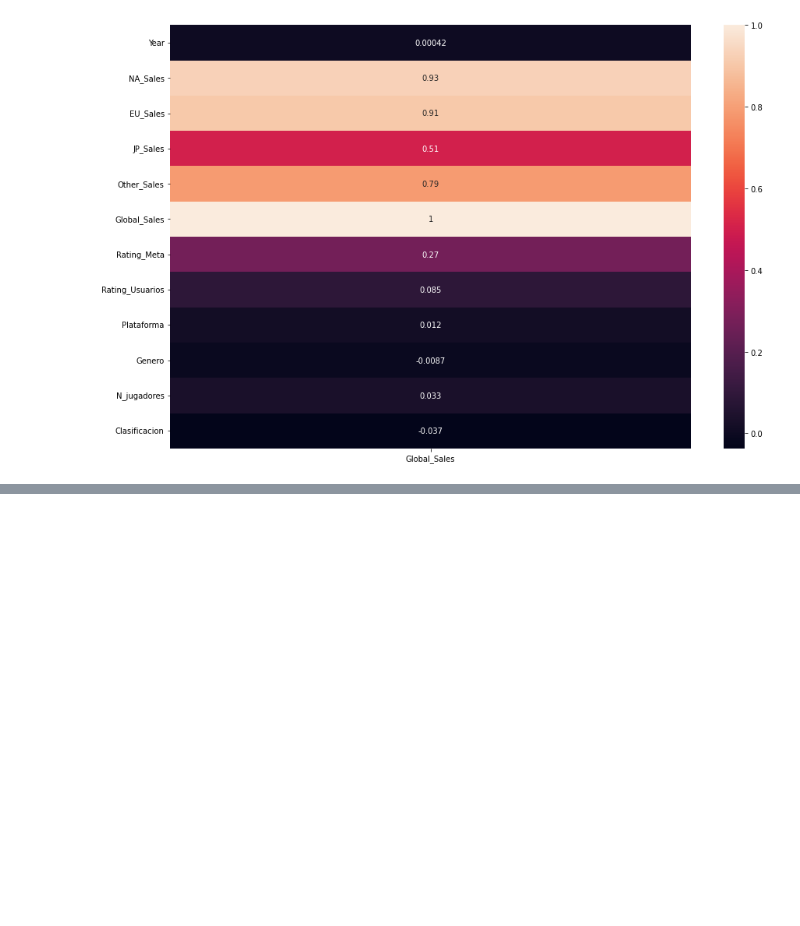
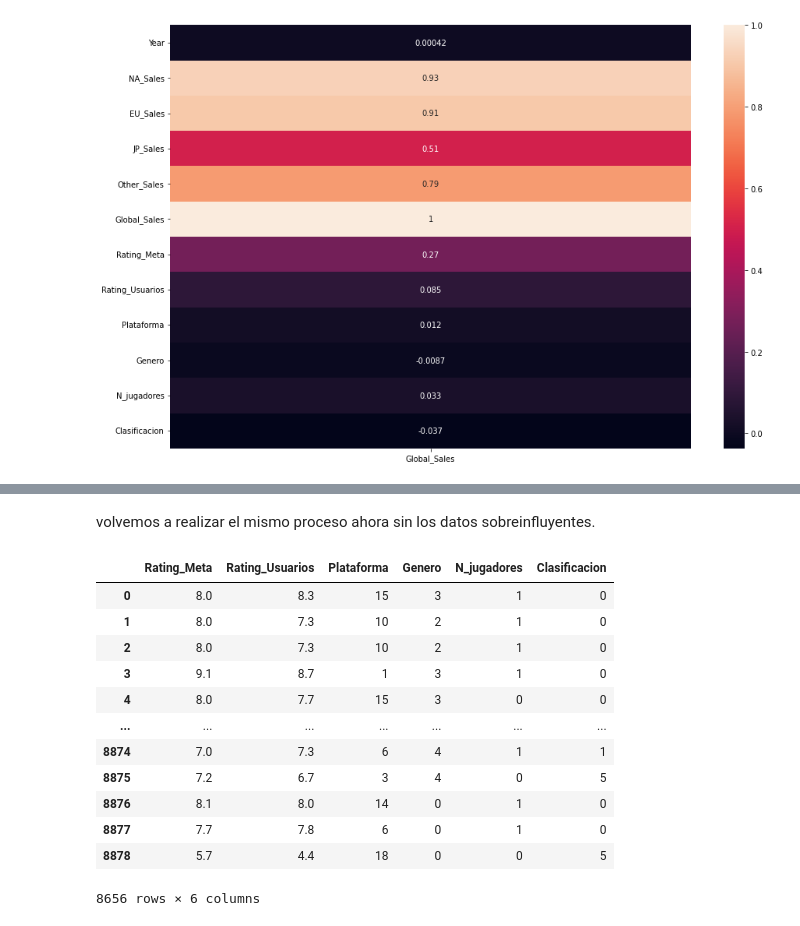
Before and after one commit to k-i-r-b-y/Proyecto-IMT2200-Crypto_world_fluctuation, a Jupyter notebook: proyecto_cd.ipynb, the cells around one changed output, grey strips where cells are left out. Drawn from its saved outputs; the diff is of its cells as text; code cells hidden in the pictures; blank space fills up the shorter version.

```diff
--- a/proyecto_cd.ipynb
+++ b/proyecto_cd.ipynb
@@ -522,3 +545,25 @@ adjr2:  0.9965
 MAE:  0.037
 MSE:  0.0092
 RMSE:  0.0958
+# %% [markdown]
+volvemos a realizar el mismo proceso ahora sin los datos sobreinfluyentes.
+# %%
+train_cols = df_rank_sales.columns.drop(["Year", "Global_Sales", "NA_Sales", "EU_Sales", "Nombre",
+                                         "Resumen", "JP_Sales", "Other_Sales", "Fecha", "Developer"])
+X = df_rank_sales[train_cols]
+y = df_rank_sales["Global_Sales"]
+X
+# %% [output]
+|  | Rating_Meta | Rating_Usuarios | Plataforma | Genero | N_jugadores | Clasificacion |
+| 0 | 8.0 | 8.3 | 15 | 3 | 1 | 0 |
+| 1 | 8.0 | 7.3 | 10 | 2 | 1 | 0 |
+| 2 | 8.0 | 7.3 | 10 | 2 | 1 | 0 |
+| 3 | 9.1 | 8.7 | 1 | 3 | 1 | 0 |
+| 4 | 8.0 | 7.7 | 15 | 3 | 0 | 0 |
+| ... | ... | ... | ... | ... | ... | ... |
+| 8874 | 7.0 | 7.3 | 6 | 4 | 1 | 1 |
+| 8875 | 7.2 | 6.7 | 3 | 4 | 0 | 5 |
+| 8876 | 8.1 | 8.0 | 14 | 0 | 1 | 0 |
+| 8877 | 7.7 | 7.8 | 6 | 0 | 1 | 0 |
+| 8878 | 5.7 | 4.4 | 18 | 0 | 0 | 5 |
+8656 rows × 6 columns
```
Also changed, not shown: parts of 22 cells of this notebook, 1 other file.
